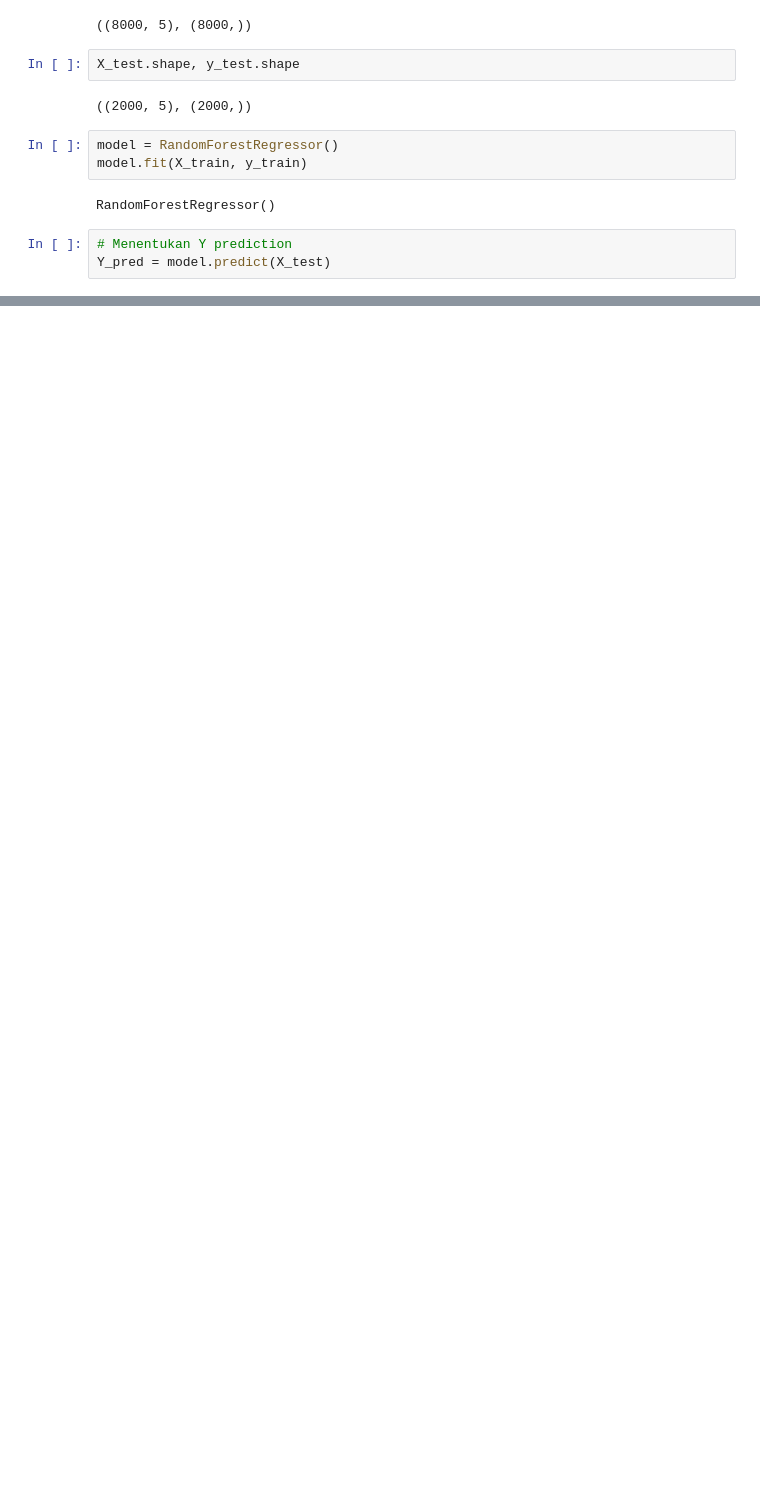
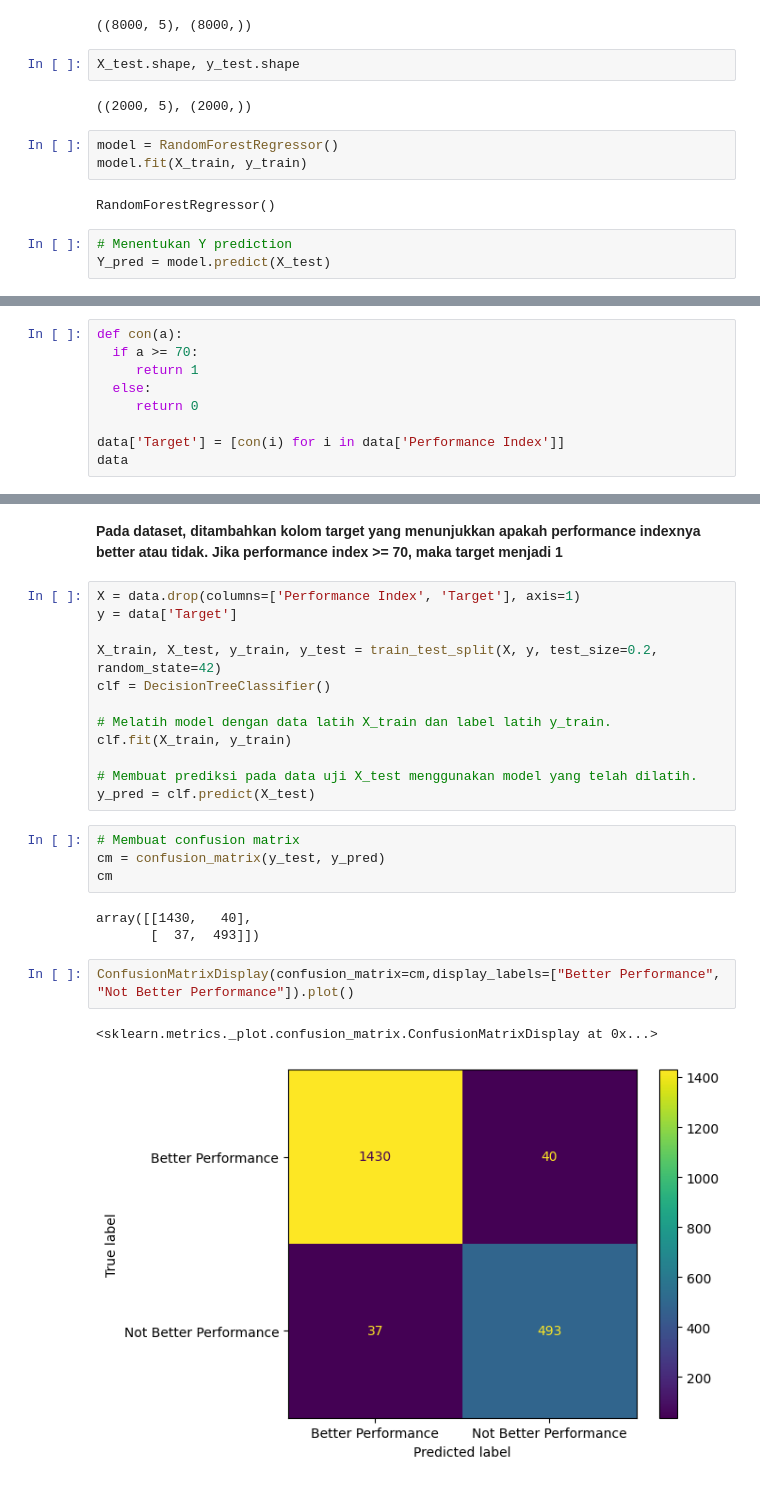
Before and after one commit to Jnxx02/Pengantar-Data-Sains-2023, a Jupyter notebook: Project MID/project_MID.ipynb, the cells around one changed output, grey strips where cells are left out. Drawn from its saved outputs; the diff is of its cells as text; blank space fills up the shorter version.

```diff
--- a/Project MID/project_MID.ipynb
+++ b/Project MID/project_MID.ipynb
@@ -243,0 +207,9 @@ R2:  0.9860592681248569
+# %%
+def con(a):
+  if a >= 70:
+     return 1
+  else:
+     return 0
+
+data['Target'] = [con(i) for i in data['Performance Index']]
+data
@@ -243,0 +230,26 @@ R2:  0.9860592681248569
+# %% [markdown]
+**Pada dataset, ditambahkan kolom target yang menunjukkan apakah performance indexnya better atau tidak. Jika performance index >= 70, maka target menjadi 1**
+# %%
+X = data.drop(columns=['Performance Index', 'Target'], axis=1)
+y = data['Target']
+
+X_train, X_test, y_train, y_test = train_test_split(X, y, test_size=0.2, random_state=42)
+clf = DecisionTreeClassifier()
+
+# Melatih model dengan data latih X_train dan label latih y_train.
+clf.fit(X_train, y_train)
+
+# Membuat prediksi pada data uji X_test menggunakan model yang telah dilatih.
+y_pred = clf.predict(X_test)
+# %%
+# Membuat confusion matrix
+cm = confusion_matrix(y_test, y_pred)
+cm
+# %% [output]
+array([[1430,   40],
+       [  37,  493]])
+# %%
+ConfusionMatrixDisplay(confusion_matrix=cm,display_labels=["Better Performance", "Not Better Performance"]).plot()
+# %% [output]
+<sklearn.metrics._plot.confusion_matrix.ConfusionMatrixDisplay at 0x...>
+[figure, added]
```
Also changed, not shown: parts of 17 cells of this notebook.
